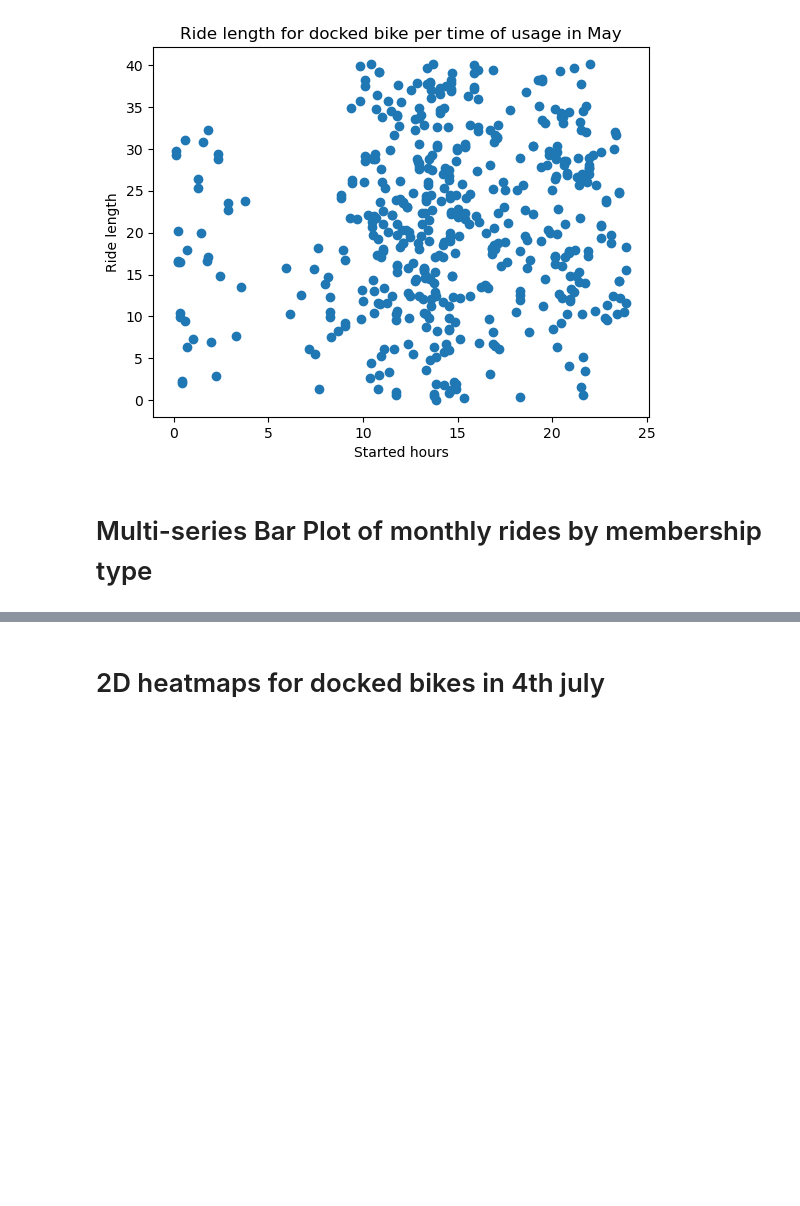
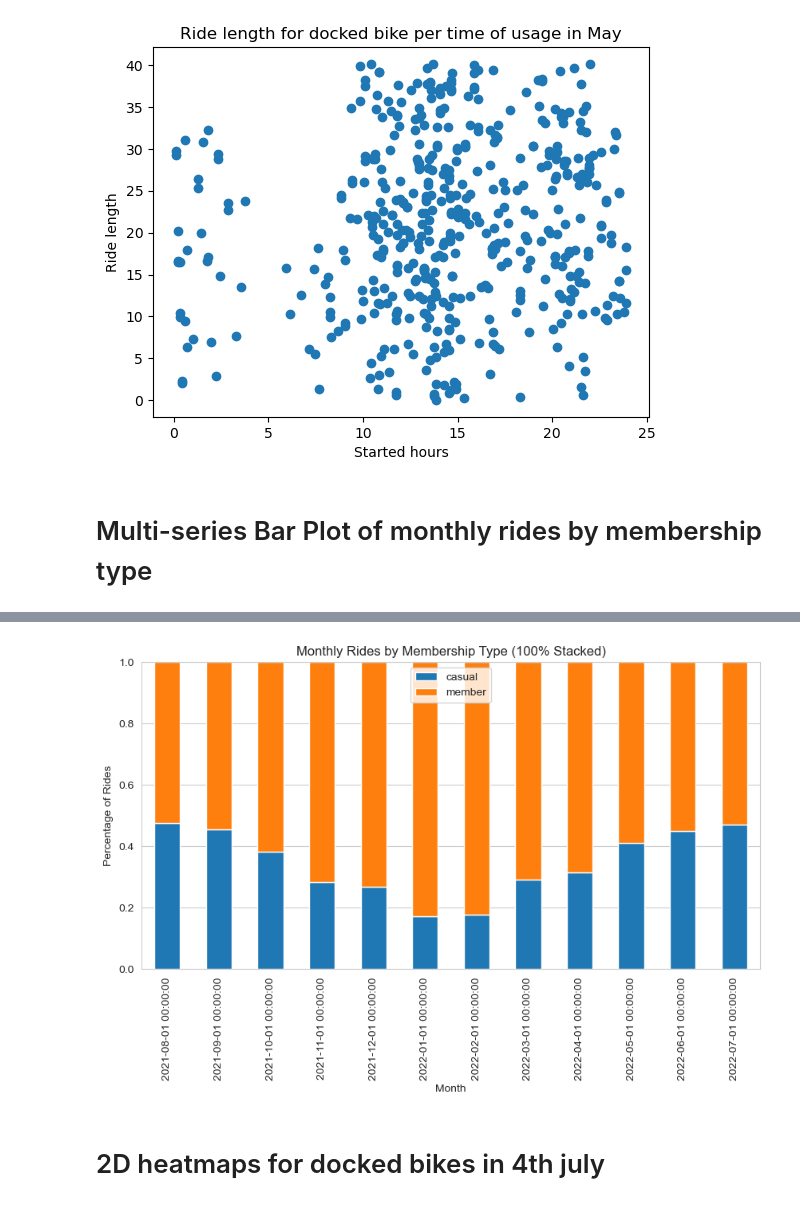
Before and after one commit to yenle2092/Project-Week4_Data_visualization_Bikes, a Jupyter notebook: Data preparation & Coding of the charts on Matplotlib.ipynb, the cells around one changed output, grey strips where cells are left out. Drawn from its saved outputs; the diff is of its cells as text; code cells hidden in the pictures; blank space fills up the shorter version.

```diff
--- a/Data preparation & Coding of the charts on Matplotlib.ipynb
+++ b/Data preparation & Coding of the charts on Matplotlib.ipynb
@@ -552,3 +552,24 @@ plt.show()
+# %%
+import matplotlib.dates as mdates
+
+monthly_rides = df.groupby(["Year-Month", "member_casual"]).size().reset_index()
+monthly_rides.columns = ["Year-Month", "member_casual", "count"]
+
+monthly_rides_pct = monthly_rides.pivot(index='Year-Month', columns='member_casual', values='count').fillna(0)
+monthly_rides_pct = monthly_rides_pct.div(monthly_rides_pct.sum(axis=1), axis=0)
+
+fig, ax = plt.subplots(figsize=(10, 5))
+monthly_rides_pct.plot.bar(stacked=True, ax=ax)
+
+ax.set_xlabel("Month")
+ax.set_ylabel("Percentage of Rides")
+ax.set_title("Monthly Rides by Membership Type (100% Stacked)")
+
+plt.ylim(0, 1)
+plt.legend(loc='upper center')
+plt.show()
+# %% [output]
+[figure, added]
 # %% [markdown]
 # 2D heatmaps for docked bikes in 4th july
 # %%
```
Also changed, not shown: parts of 2 cells of this notebook, 1 other file.
